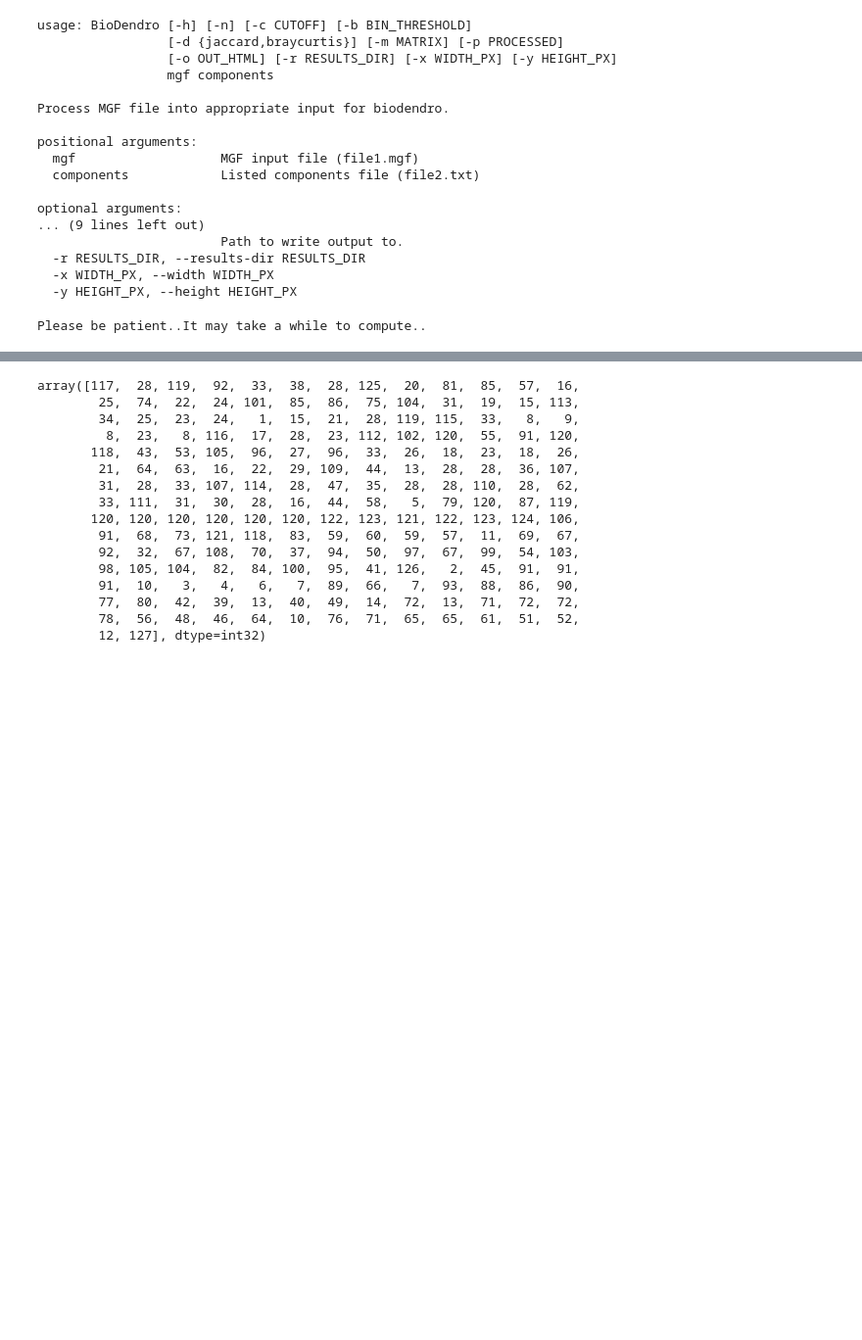
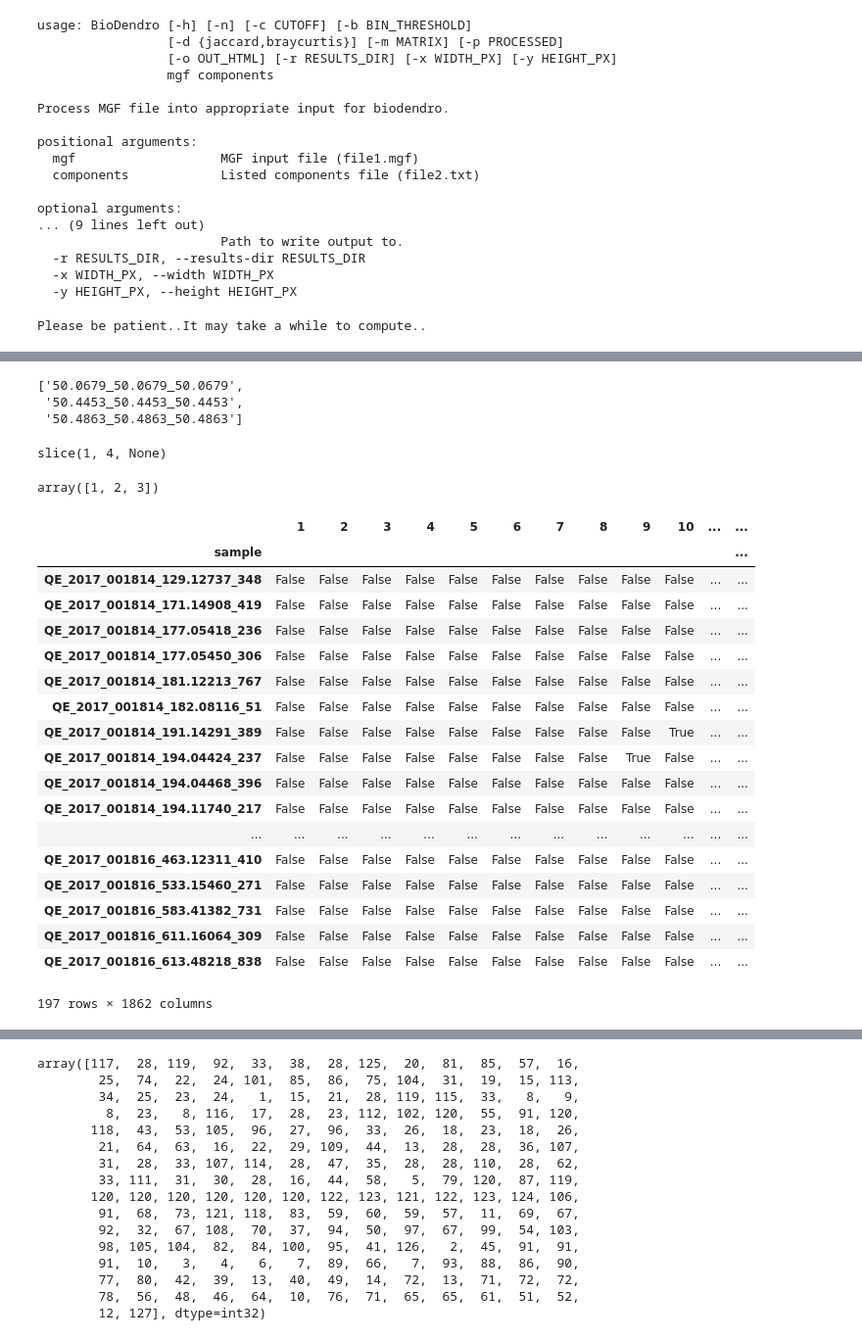
Before and after one commit to ccdmb/BioDendro, a Jupyter notebook: example.ipynb, the cells around one changed output, grey strips where cells are left out. Shown at 98% size. Drawn from its saved outputs; the diff is of its cells as text; code cells hidden in the pictures; blank space fills up the shorter version.

```diff
--- a/example.ipynb
+++ b/example.ipynb
@@ -39,0 +110,79 @@ data = Dendrogram(z)
+# %%
+
+
+def clusterise(df, bin_threshold=8e-4):
+    df = df.copy()
+
+    colname = 'mz' #Look for a particular column to cluster
+
+    diffs = df[colname].diff()
+    diffs[0] = bin_threshold + 1
+    clusters = np.where(diffs >= bin_threshold)[0]
+
+    col_names = []
+    labels = np.zeros(len(df), dtype=np.int)
+
+    for i in range(1, clusters.shape[0]):
+        labels[clusters[i - 1]: clusters[i]] = i
+        arr = df[colname][clusters[i - 1]: clusters[i]]
+        col_names.append(get_col_name(arr))
+
+    labels[clusters[i]:] = i + 1
+    arr = df[colname][clusters[i]:]
+    col_names.append(get_col_name(arr))
+
+    return col_names, clusters, labels
+# %%
+col_names[slice(1, 4)]
+# %% [output]
+['50.0679_50.0679_50.0679',
+ '50.4453_50.4453_50.4453',
+ '50.4863_50.4863_50.4863']
+# %%
+slice(1, 4)
+# %% [output]
+slice(1, 4, None)
+# %%
+col_names, clusters, labels = clusterise(df)
+# %%
+np.arange(5)[slice(1, 4)]
+# %% [output]
+array([1, 2, 3])
+# %%
+def generate_linkage(df, labels, cutoff=0.6, clustering_method="jaccard"):
+    '''
+    Populates self.mycluster and self.full by filling in the full linkage (self.full)
+    and the individual clusters (mycluster)
+    In: cutoff=0.5,clustering_method='jaccard'
+    '''
+    df = df.copy()
+    df["present"] = True
+    df = df.pivot_table(index="sample", columns=labels, values="present", fill_value=False)
+
+    tree = linkage(df, method="complete", metric=clustering_method)
+    mycluster = fcluster(tree, cutoff, criterion="distance")
+    return df, tree, mycluster
+
+df, tree, clusters = generate_linkage(df, labels)
+# %%
+df
+# %% [output]
+|  | 1 | 2 | 3 | 4 | 5 | 6 | 7 | 8 | 9 | 10 | ... | ... |
+| sample |  |  |  |  |  |  |  |  |  |  |  | ... |
+| QE_2017_001814_129.12737_348 | False | False | False | False | False | False | False | False | False | False | ... | ... |
+| QE_2017_001814_171.14908_419 | False | False | False | False | False | False | False | False | False | False | ... | ... |
+| QE_2017_001814_177.05418_236 | False | False | False | False | False | False | False | False | False | False | ... | ... |
+| QE_2017_001814_177.05450_306 | False | False | False | False | False | False | False | False | False | False | ... | ... |
+| QE_2017_001814_181.12213_767 | False | False | False | False | False | False | False | False | False | False | ... | ... |
+| QE_2017_001814_182.08116_51 | False | False | False | False | False | False | False | False | False | False | ... | ... |
+| QE_2017_001814_191.14291_389 | False | False | False | False | False | False | False | False | False | True | ... | ... |
+| QE_2017_001814_194.04424_237 | False | False | False | False | False | False | False | False | True | False | ... | ... |
+| QE_2017_001814_194.04468_396 | False | False | False | False | False | False | False | False | False | False | ... | ... |
+| QE_2017_001814_194.11740_217 | False | False | False | False | False | False | False | False | False | False | ... | ... |
+| ... | ... | ... | ... | ... | ... | ... | ... | ... | ... | ... | ... | ... |
+| QE_2017_001816_463.12311_410 | False | False | False | False | False | False | False | False | False | False | ... | ... |
+| QE_2017_001816_533.15460_271 | False | False | False | False | False | False | False | False | False | False | ... | ... |
+| QE_2017_001816_583.41382_731 | False | False | False | False | False | False | False | False | False | False | ... | ... |
+| QE_2017_001816_611.16064_309 | False | False | False | False | False | False | False | False | False | False | ... | ... |
+| QE_2017_001816_613.48218_838 | False | False | False | False | False | False | False | False | False | False | ... | ... |
+197 rows × 1862 columns
```
Also changed, not shown: parts of 36 cells of this notebook, 6 other files.
